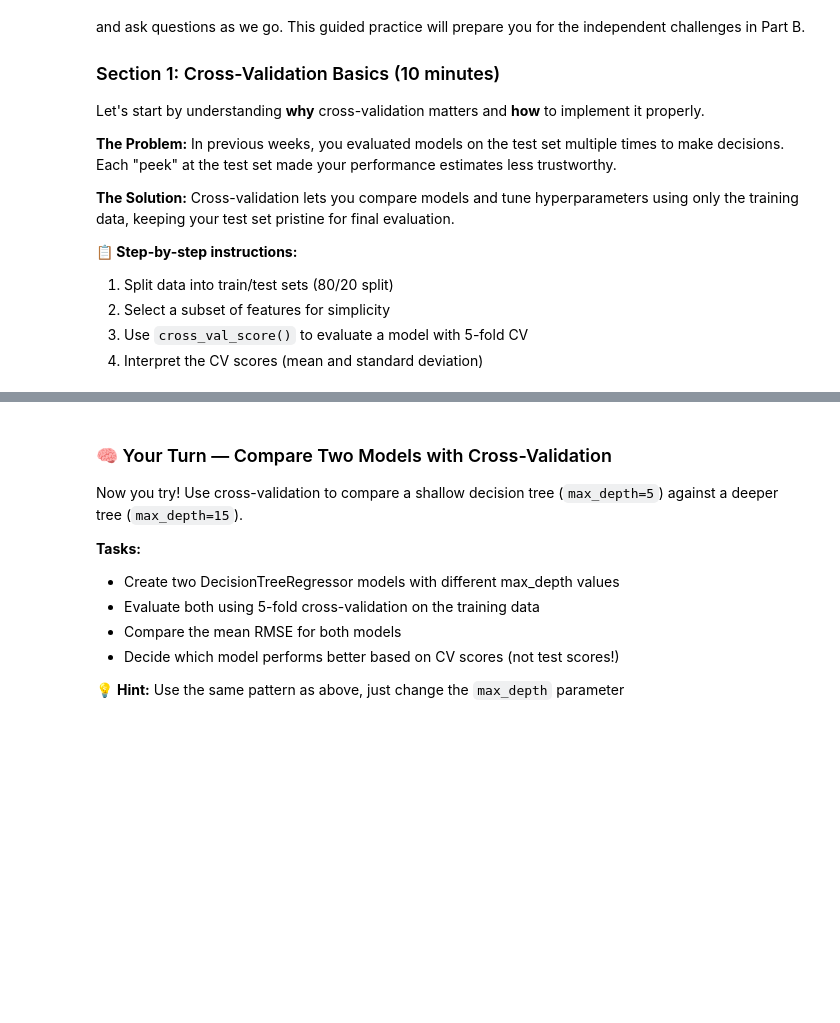
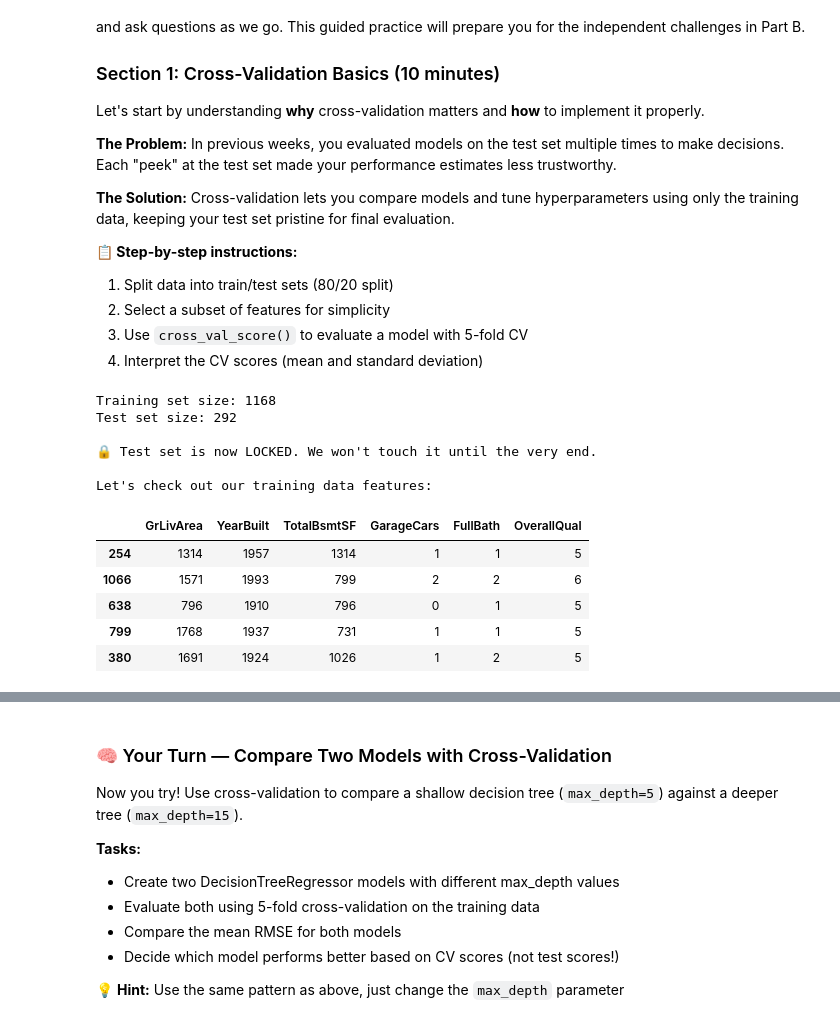
Before and after one commit to bradleyboehmke/uc-bana-4080, a Jupyter notebook: labs/12_wk12_lab.ipynb, the cells around one changed output, grey strips where cells are left out. Cells and saved outputs as stored; diff of their text form; code cells hidden in the pictures; blank space fills up the shorter version.

```diff
--- a/labs/12_wk12_lab.ipynb
+++ b/labs/12_wk12_lab.ipynb
@@ -92,18 +115,33 @@ Let's start by understanding **why** cross-validation matters and **how** to imp
 # %%
 # Step 1: Create features and target
 # We'll use a few numerical features to start
-features = ['GrLivArea', 'YearBuilt', 'TotalBsmtSF', 'GarageCars', 'FullBath']
+features = ['GrLivArea', 'YearBuilt', 'TotalBsmtSF', 'GarageCars', 'FullBath', 'OverallQual']
 X = ames[features]
 y = ames['SalePrice']
 
 # Step 2: Split into train and test (test set is LOCKED)
 X_train, X_test, y_train, y_test = train_test_split(
     X, y, test_size=0.2, random_state=42
 )
 
 print(f"Training set size: {X_train.shape[0]}")
 print(f"Test set size: {X_test.shape[0]}")
 print("\n🔒 Test set is now LOCKED. We won't touch it until the very end.")
+print("\nLet's check out our training data features:")
+X_train.head()
+# %% [output]
+Training set size: 1168
+Test set size: 292
+
+🔒 Test set is now LOCKED. We won't touch it until the very end.
+
+Let's check out our training data features:
+|  | GrLivArea | YearBuilt | TotalBsmtSF | GarageCars | FullBath | OverallQual |
+| 254 | 1314 | 1957 | 1314 | 1 | 1 | 5 |
+| 1066 | 1571 | 1993 | 799 | 2 | 2 | 6 |
+| 638 | 796 | 1910 | 796 | 0 | 1 | 5 |
+| 799 | 1768 | 1937 | 731 | 1 | 1 | 5 |
+| 380 | 1691 | 1924 | 1026 | 1 | 2 | 5 |
 # %%
 # Step 3: Use cross-validation to evaluate a decision tree
 # Notice: We ONLY use X_train and y_train here!
```
Also changed, not shown: parts of 30 cells of this notebook, 6 other files.
